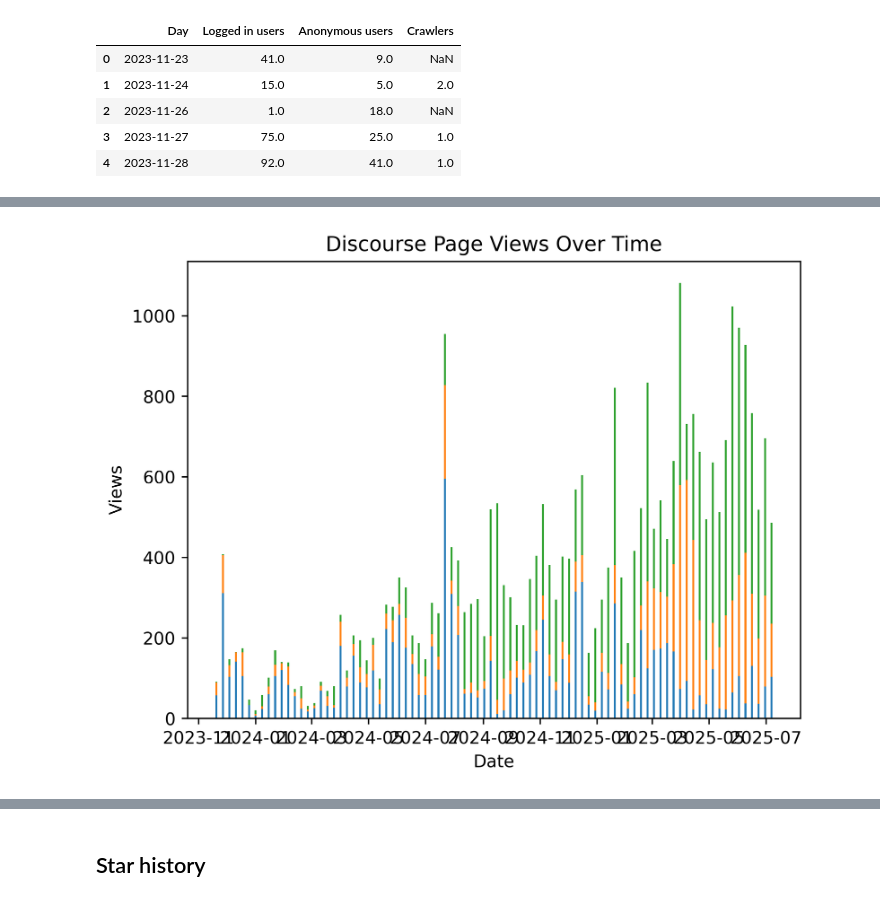
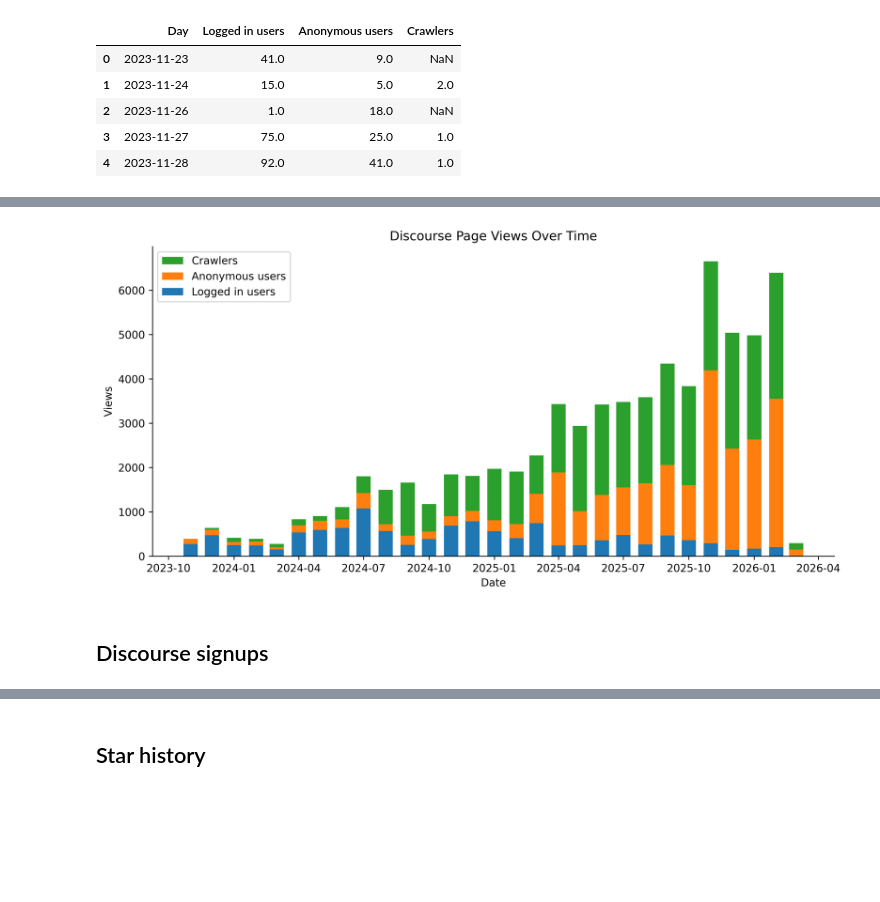
Before and after one commit to festim-dev/pose, a Jupyter notebook: main.ipynb, the cells around one changed output, grey strips where cells are left out. Drawn from its saved outputs; the diff is of its cells as text; code cells hidden in the pictures; blank space fills up the shorter version.

Commit message:
new data + new figure

```diff
--- a/main.ipynb
+++ b/main.ipynb
@@ -0,0 +5,4 @@
+# %%
+# remove top and right spines for all plots in matplotlib params
+plt.rcParams["axes.spines.top"] = False
+plt.rcParams["axes.spines.right"] = False
@@ -15,4 +23,4 @@ discourse_page_views.head()
 | 4 | 2023-11-28 | 92.0 | 41.0 | 1.0 |
 # %%
 # convert 'Day' to datetime
-discourse_page_views['Day'] = pandas.to_datetime(discourse_page_views['Day'])
+discourse_page_views["Day"] = pd.to_datetime(discourse_page_views["Day"])
@@ -34,4 +26,0 @@ plt.show()
-# %%
-# group by week and sum the views
-discourse_page_views['Week'] = discourse_page_views['Day'].dt.to_period('W')
-discourse_page_views['Week']
@@ -51,4 +27,7 @@ Name: Week, Length: 591, dtype: period[W-SUN]
 # %%
-# sum the views by week (only numeric columns)
-weekly_views = discourse_page_views.groupby('Week')[['Logged in users', 'Anonymous users', 'Crawlers']].sum().reset_index()
-weekly_views
+# group per month (sum numeric columns only)
+discourse_page_views_monthly = discourse_page_views.groupby(
+    discourse_page_views["Day"].dt.to_period("M")
+)[["Logged in users", "Anonymous users", "Crawlers"]].sum()
+# name the index for clarity
+discourse_page_views_monthly.index.name = "Month"
@@ -72,13 +34,47 @@ weekly_views['Week Start'] = weekly_views['Week'].dt.start_time
-# %%
-plt.figure(dpi=600)
-# plot the data
-plt.bar(weekly_views["Week Start"], weekly_views['Logged in users'], width=2)
-plt.bar(weekly_views["Week Start"], weekly_views['Anonymous users'], width=2, bottom=weekly_views['Logged in users'])
-plt.bar(weekly_views["Week Start"], weekly_views['Crawlers'], width=2, bottom=weekly_views['Logged in users'] + weekly_views['Anonymous users'])
-
-plt.title('Discourse Page Views Over Time')
-plt.xlabel('Date')
-plt.ylabel('Views')
-plt.show()
-# %% [output]
-[figure, removed]
+# %%
+import matplotlib.pyplot as plt
+
+
+def plot_page_views(width=20):
+    x = (
+        discourse_page_views_monthly.index.to_timestamp()
+        if hasattr(discourse_page_views_monthly.index, "to_timestamp")
+        else discourse_page_views_monthly.index
+    )
+    plt.bar(
+        x,
+        discourse_page_views_monthly["Logged in users"],
+        label="Logged in users",
+        width=width,
+    )
+    plt.bar(
+        x,
+        discourse_page_views_monthly["Anonymous users"],
+        bottom=discourse_page_views_monthly["Logged in users"],
+        label="Anonymous users",
+        width=width,
+    )
+    plt.bar(
+        x,
+        discourse_page_views_monthly["Crawlers"],
+        bottom=discourse_page_views_monthly["Logged in users"]
+        + discourse_page_views_monthly["Anonymous users"],
+        label="Crawlers",
+        width=width,
+    )
+
+
+plt.figure(dpi=600, figsize=(10, 5))
+
+# plot the data - convert PeriodIndex to timestamps for plotting
+plot_page_views(width=20)
+plt.title("Discourse Page Views Over Time")
+plt.xlabel("Date")
+plt.ylabel("Views")
+plt.legend(reverse=True)
+plt.tight_layout()
+plt.show()
+# %% [output]
+[figure, added]
+# %% [markdown]
+## Discourse signups
```
Also changed, not shown: parts of 29 cells of this notebook, 7 other files.
